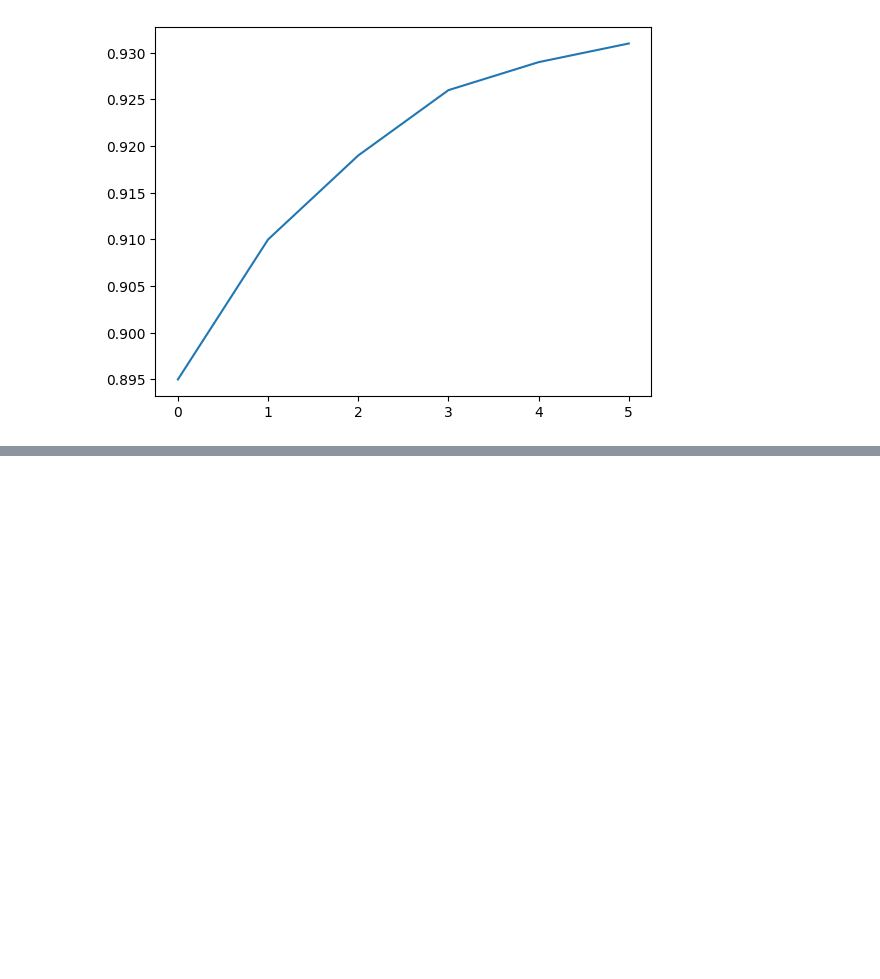
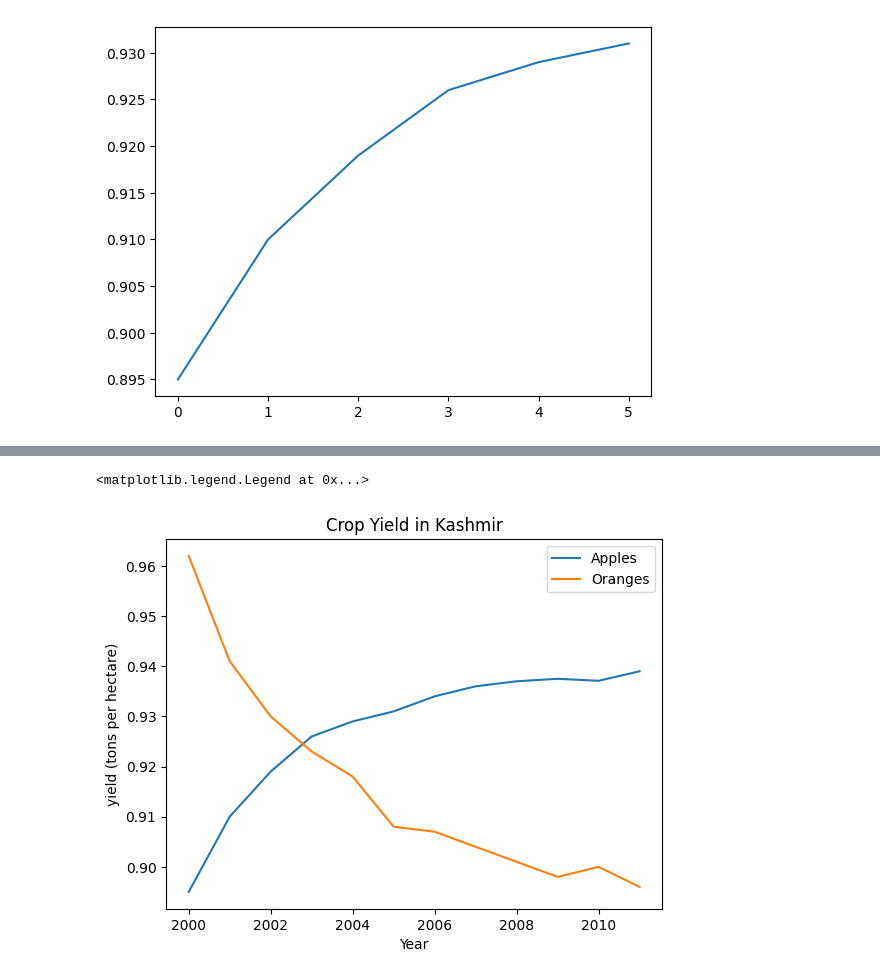
Before and after one commit to vigneshwarjayabal/Data_Visualization, a Jupyter notebook: Data_Visualization.ipynb, the cells around one changed output, grey strips where cells are left out. Saved outputs shown, nothing was run; the diff lists cells and outputs as text; code cells hidden in the pictures; blank space fills up the shorter version.

```diff
--- a/Data_Visualization.ipynb
+++ b/Data_Visualization.ipynb
@@ -30,0 +58,13 @@ plt.plot(yield_apples)
+# %%
+# We can add a legend which tells us what each line in our graph means. To understand what we are plotting, we can add a title to our graph.
+
+
+plt.plot(year,apple)
+plt.plot(year,orange)
+plt.xlabel("Year")
+plt.ylabel("yield (tons per hectare)");
+plt.title("Crop Yield in Kashmir")
+plt.legend(['Apples','Oranges'])
+# %% [output]
+<matplotlib.legend.Legend at 0x...>
+[figure, added]
```
Also changed, not shown: parts of 45 cells of this notebook.
